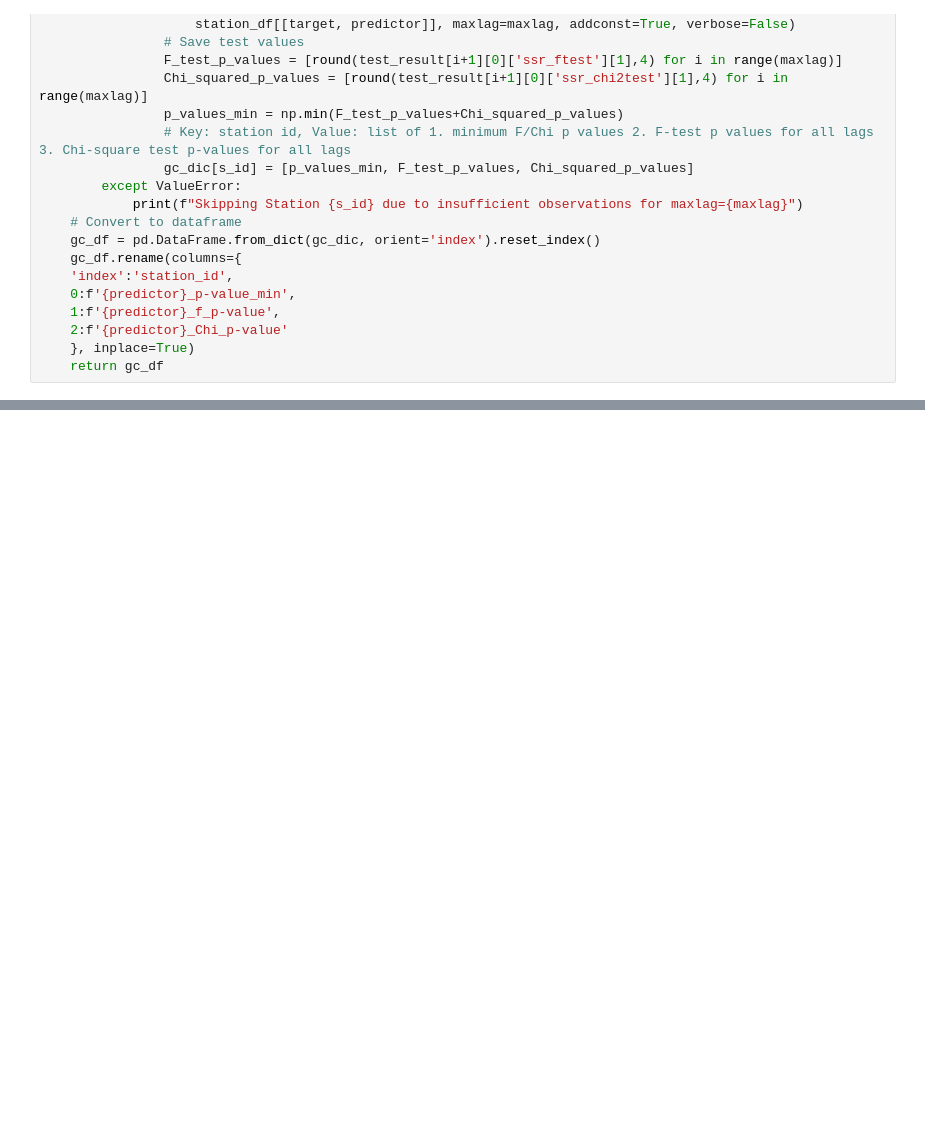
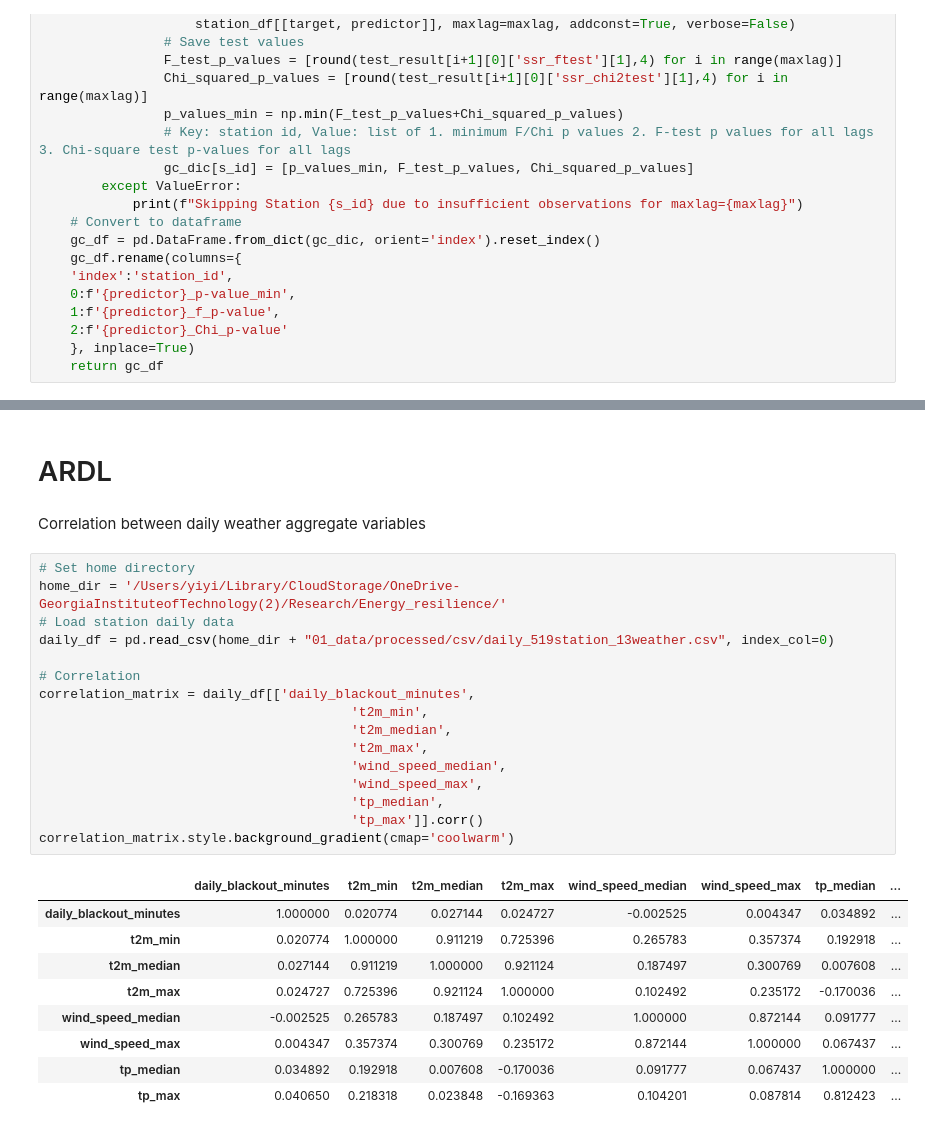
Before and after one commit to jesuslovesyiyi/Resilient_energy_network, a Jupyter notebook: data_preparation/current/05_model.ipynb, the cells around one changed output, grey strips where cells are left out. Cells and saved outputs as stored; diff of their text form; blank space fills up the shorter version.

Commit message:
ARDL daily

```diff
--- a/data_preparation/current/05_model.ipynb
+++ b/data_preparation/current/05_model.ipynb
@@ -226,3 +229,33 @@ Skipping Station 130 due to insufficient observations for maxlag=7
 Skipping Station 134 due to insufficient observations for maxlag=7
 Skipping Station 166 due to insufficient observations for maxlag=7
 ... (88 outputs left out)
+# %% [markdown]
+# ARDL
+# %% [markdown]
+Correlation between daily weather aggregate variables
+# %%
+# Set home directory
+home_dir = '/Users/yiyi/Library/CloudStorage/OneDrive-GeorgiaInstituteofTechnology(2)/Research/Energy_resilience/'
+# Load station daily data
+daily_df = pd.read_csv(home_dir + "01_data/processed/csv/daily_519station_13weather.csv", index_col=0)
+
+# Correlation
+correlation_matrix = daily_df[['daily_blackout_minutes',
+                                        't2m_min',
+                                        't2m_median',
+                                        't2m_max',
+                                        'wind_speed_median',
+                                        'wind_speed_max',
+                                        'tp_median',
+                                        'tp_max']].corr()
+correlation_matrix.style.background_gradient(cmap='coolwarm')
+# %% [output]
+|  | daily_blackout_minutes | t2m_min | t2m_median | t2m_max | wind_speed_median | wind_speed_max | tp_median | ... |
+| daily_blackout_minutes | 1.000000 | 0.020774 | 0.027144 | 0.024727 | -0.002525 | 0.004347 | 0.034892 | ... |
+| t2m_min | 0.020774 | 1.000000 | 0.911219 | 0.725396 | 0.265783 | 0.357374 | 0.192918 | ... |
+| t2m_median | 0.027144 | 0.911219 | 1.000000 | 0.921124 | 0.187497 | 0.300769 | 0.007608 | ... |
+| t2m_max | 0.024727 | 0.725396 | 0.921124 | 1.000000 | 0.102492 | 0.235172 | -0.170036 | ... |
+| wind_speed_median | -0.002525 | 0.265783 | 0.187497 | 0.102492 | 1.000000 | 0.872144 | 0.091777 | ... |
+| wind_speed_max | 0.004347 | 0.357374 | 0.300769 | 0.235172 | 0.872144 | 1.000000 | 0.067437 | ... |
+| tp_median | 0.034892 | 0.192918 | 0.007608 | -0.170036 | 0.091777 | 0.067437 | 1.000000 | ... |
+| tp_max | 0.040650 | 0.218318 | 0.023848 | -0.169363 | 0.104201 | 0.087814 | 0.812423 | ... |
```
Also changed, not shown: parts of 9 cells of this notebook.
